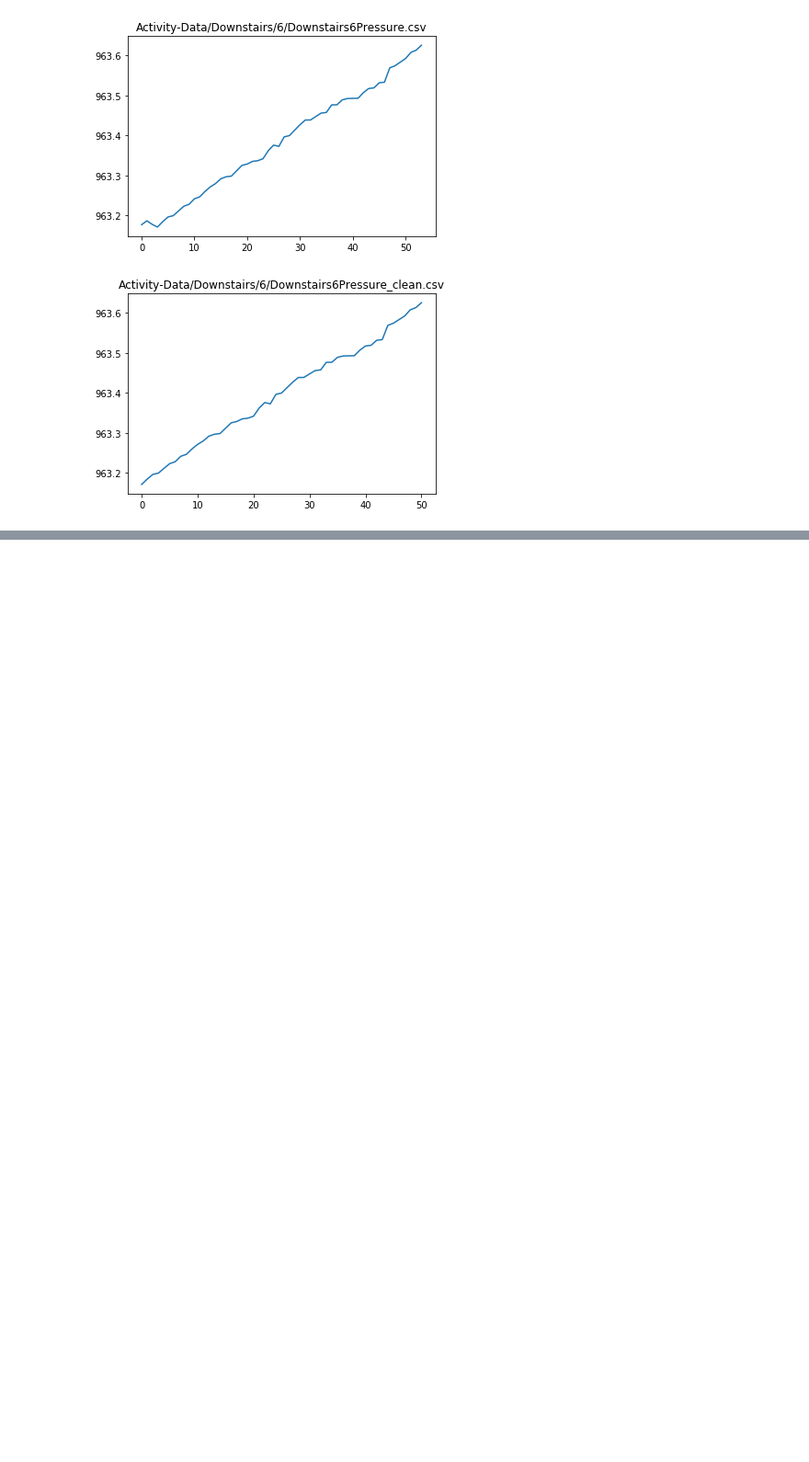
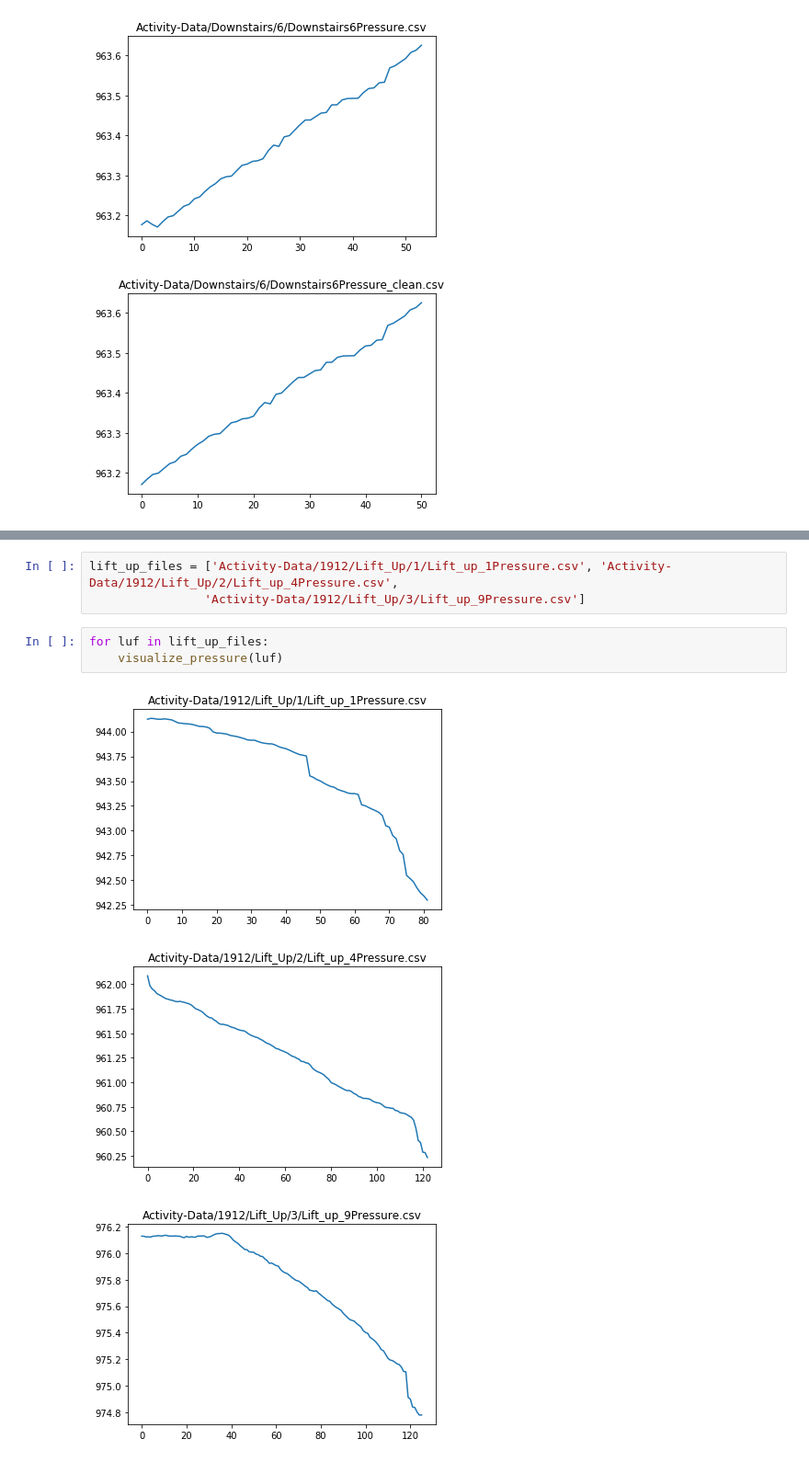
Before and after one commit to nithishr/activity_recognition, a Jupyter notebook: Visualize_Clean_Pressure_Data.ipynb, the cells around one changed output, grey strips where cells are left out. Shown at 92% size. Cells and saved outputs as stored; diff of their text form; blank space fills up the shorter version.

```diff
--- a/Visualize_Clean_Pressure_Data.ipynb
+++ b/Visualize_Clean_Pressure_Data.ipynb
@@ -404,0 +422,10 @@ visualize_pressure(output_file)
+# %%
+lift_up_files = ['Activity-Data/1912/Lift_Up/1/Lift_up_1Pressure.csv', 'Activity-Data/1912/Lift_Up/2/Lift_up_4Pressure.csv',
+                'Activity-Data/1912/Lift_Up/3/Lift_up_9Pressure.csv']
+# %%
+for luf in lift_up_files:
+    visualize_pressure(luf)
+# %% [output]
+[figure, added]
+[figure, added]
+[figure, added]
```
Also changed, not shown: parts of 19 cells of this notebook.
